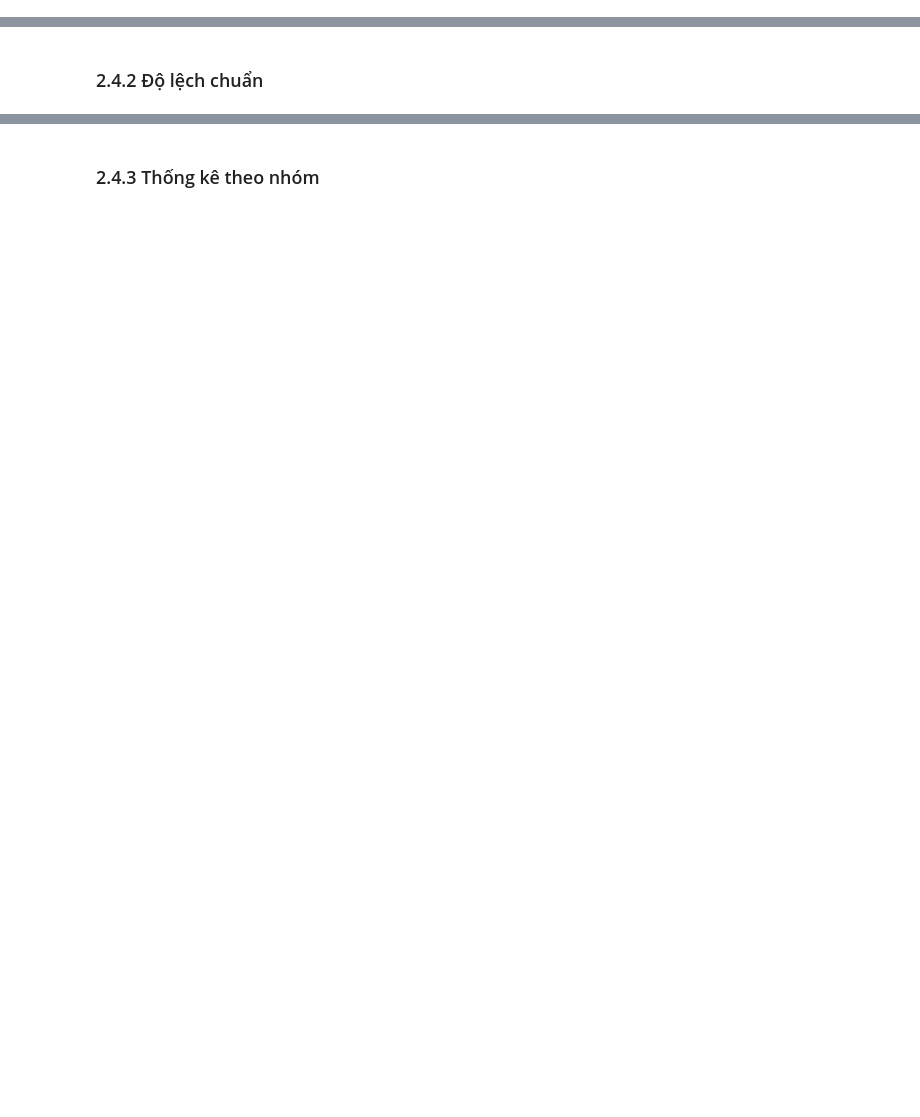
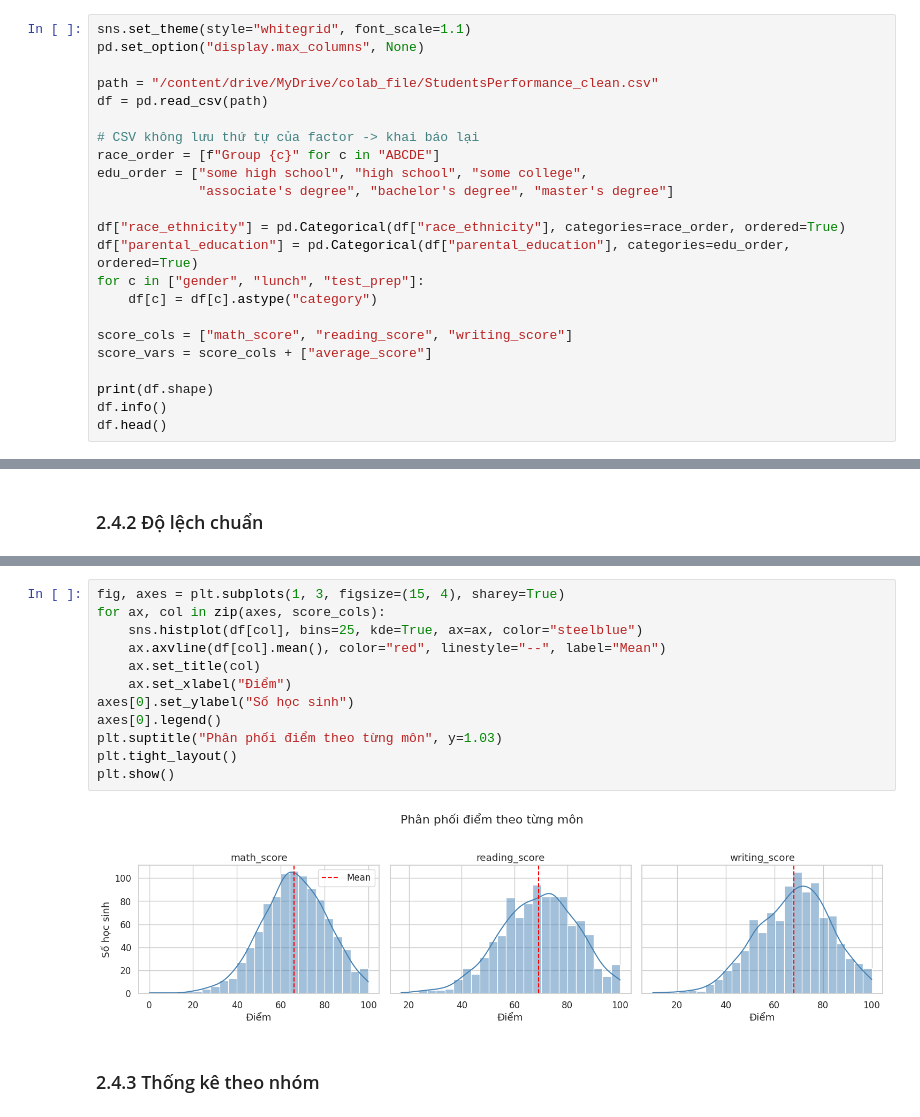
Before and after one commit to 25-DoThanQuocKhanh-24174600024/DHKL18A1HN_Do_An_Nhom_2_CD_3, a Jupyter notebook: Đồ_Án_1_Nhóm_2_2_DHKL18A1HN.ipynb, the cells around one changed output, grey strips where cells are left out. Drawn from its saved outputs; the diff is of its cells as text; blank space fills up the shorter version.

```diff
--- a/Đồ_Án_1_Nhóm_2_2_DHKL18A1HN.ipynb
+++ b/Đồ_Án_1_Nhóm_2_2_DHKL18A1HN.ipynb
@@ -308,0 +608,23 @@ file_path <- "/content/drive/MyDrive/colab_file/StudentsPerformance.csv"
+# %%
+sns.set_theme(style="whitegrid", font_scale=1.1)
+pd.set_option("display.max_columns", None)
+
+path = "/content/drive/MyDrive/colab_file/StudentsPerformance_clean.csv"
+df = pd.read_csv(path)
+
+# CSV không lưu thứ tự của factor -> khai báo lại
+race_order = [f"Group {c}" for c in "ABCDE"]
+edu_order = ["some high school", "high school", "some college",
+             "associate's degree", "bachelor's degree", "master's degree"]
+
+df["race_ethnicity"] = pd.Categorical(df["race_ethnicity"], categories=race_order, ordered=True)
+df["parental_education"] = pd.Categorical(df["parental_education"], categories=edu_order, ordered=True)
+for c in ["gender", "lunch", "test_prep"]:
+    df[c] = df[c].astype("category")
+
+score_cols = ["math_score", "reading_score", "writing_score"]
+score_vars = score_cols + ["average_score"]
+
+print(df.shape)
+df.info()
+df.head()
@@ -313,2 +712,16 @@ file_path <- "/content/drive/MyDrive/colab_file/StudentsPerformance.csv"
+# %%
+fig, axes = plt.subplots(1, 3, figsize=(15, 4), sharey=True)
+for ax, col in zip(axes, score_cols):
+    sns.histplot(df[col], bins=25, kde=True, ax=ax, color="steelblue")
+    ax.axvline(df[col].mean(), color="red", linestyle="--", label="Mean")
+    ax.set_title(col)
+    ax.set_xlabel("Điểm")
+axes[0].set_ylabel("Số học sinh")
+axes[0].legend()
+plt.suptitle("Phân phối điểm theo từng môn", y=1.03)
+plt.tight_layout()
+plt.show()
+# %% [output]
+[figure, added]
 # %% [markdown]
 ### 2.4.3 Thống kê theo nhóm
```
Also changed, not shown: parts of 27 cells of this notebook.
